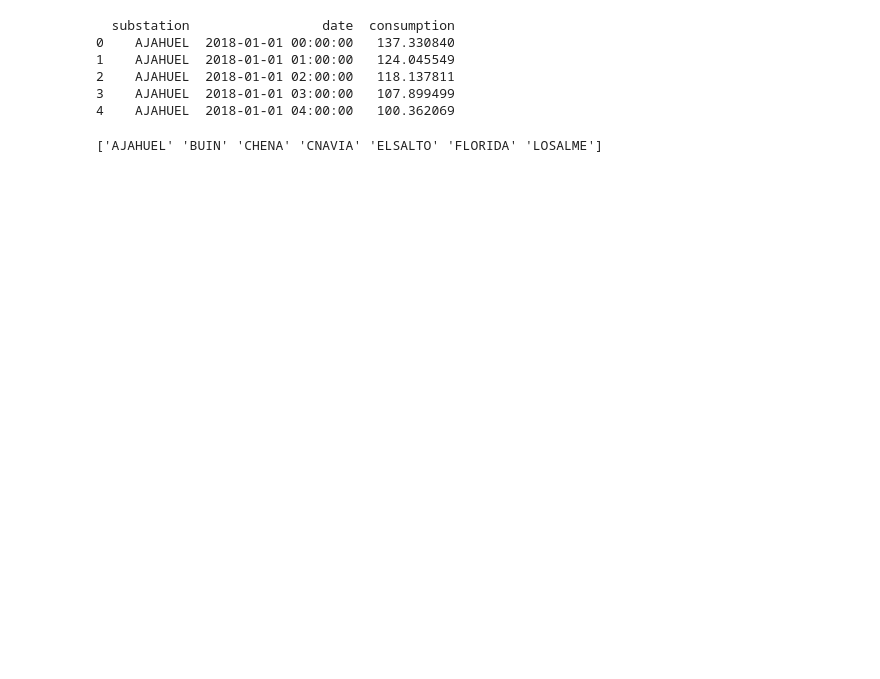
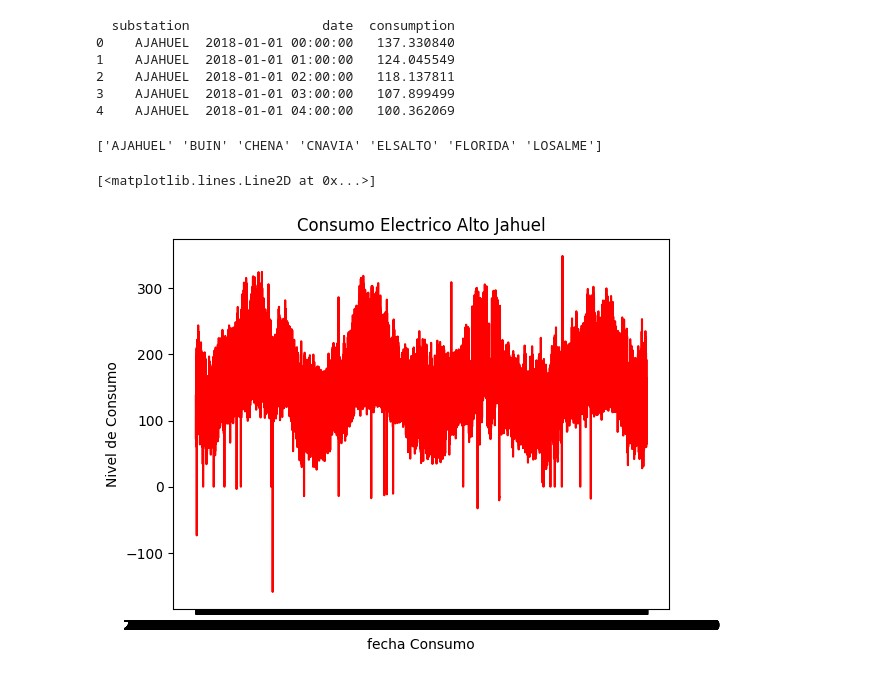
Before and after one commit to rmenares/TopicosCienciaDatos, a Jupyter notebook: generacionEles.ipynb, the cells around one changed output. Saved outputs shown, nothing was run; the diff lists cells and outputs as text; code cells hidden in the pictures; blank space fills up the shorter version.

Commit message:
poner colores a los grafco

```diff
--- a/generacionEles.ipynb
+++ b/generacionEles.ipynb
@@ -33,8 +33,11 @@ yJahuel=dfs_AJAHUEL["consumption"].to_numpy()
 # %%
 plt.title('Consumo Electrico Alto Jahuel')
 plt.xlabel('fecha Consumo')
 plt.ylabel('Nivel de Consumo')
-plt.plot(xJAhuel,yJahuel)
+plt.plot(xJAhuel,yJahuel, color='red')
+# %% [output]
+[<matplotlib.lines.Line2D at 0x...>]
+[figure, added]
 # %%
 xbuin=dfs_BUIN["date"].to_numpy()
 ybuin = dfs_BUIN["consumption"].to_numpy()
```
Also changed, not shown: parts of 6 cells of this notebook.
